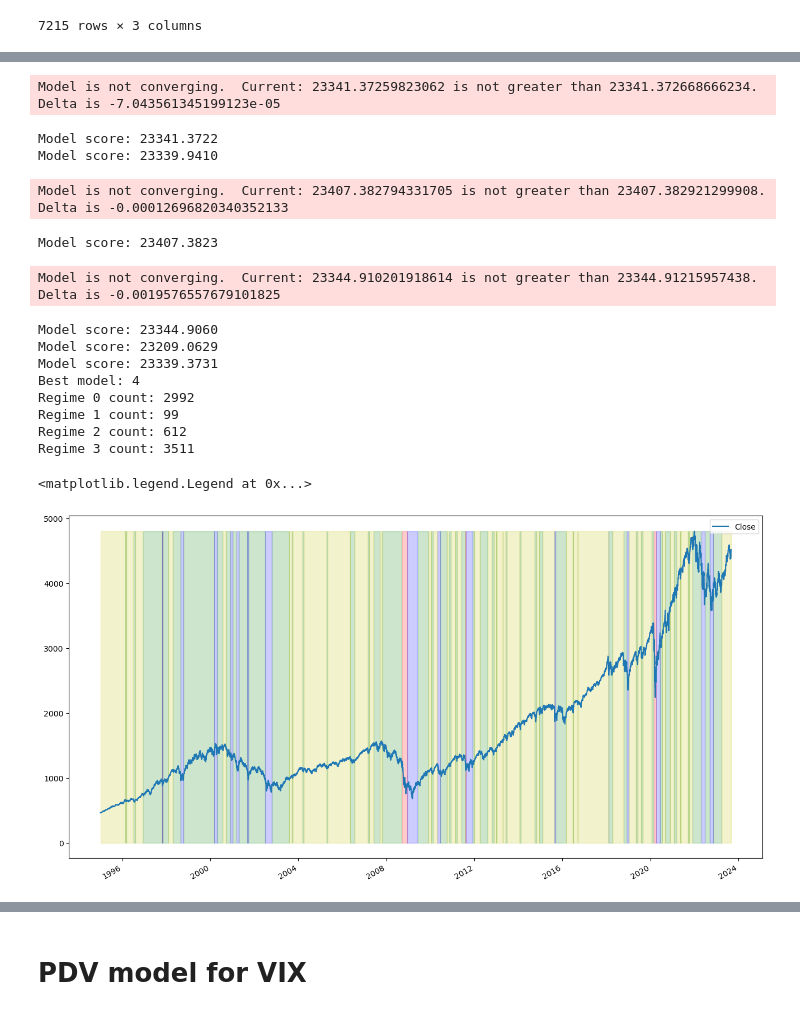
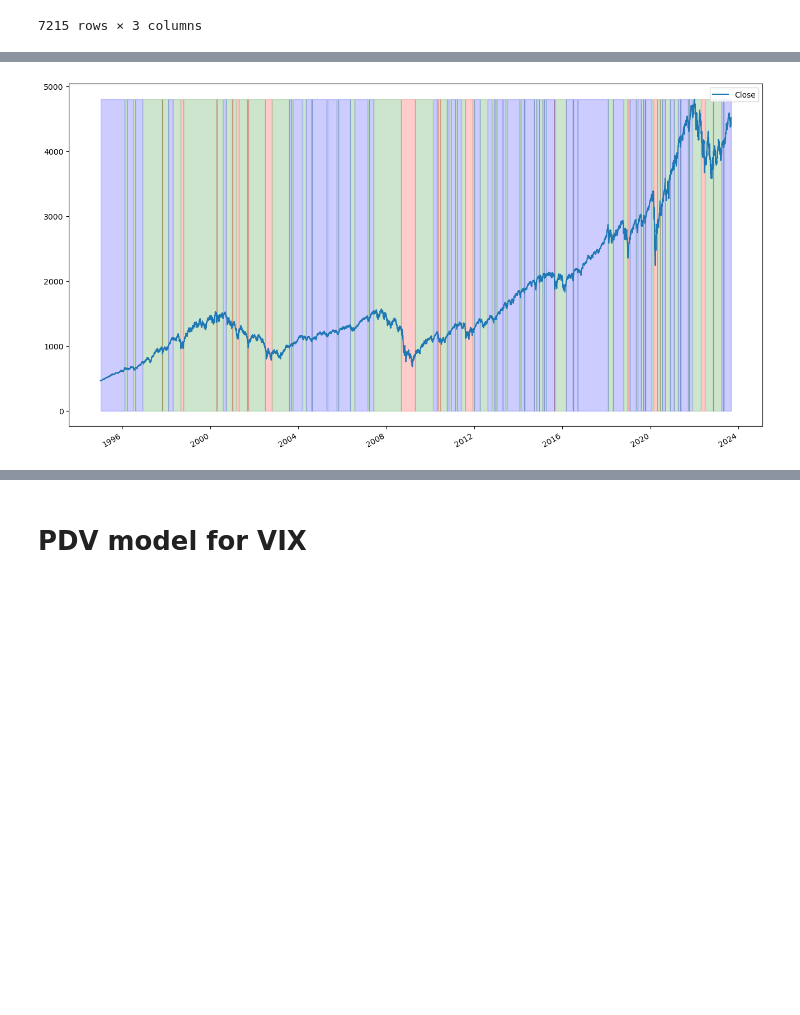
Before and after one commit to luchungi/VolatilityIsMostlyPathDependent, a Jupyter notebook: Simulation_SPX_VIX.ipynb, the cells around one changed output, grey strips where cells are left out. Saved outputs shown, nothing was run; the diff lists cells and outputs as text; code cells hidden in the pictures; blank space fills up the shorter version.

```diff
--- a/Simulation_SPX_VIX.ipynb
+++ b/Simulation_SPX_VIX.ipynb
@@ -41,8 +41,3 @@ data
 | 2023-08-29 | 0.014404 | 2.074772e-04 | 0.1445 |
 | 2023-08-30 | 0.003826 | 1.463716e-05 | 0.1388 |
 7215 rows × 3 columns
-# %%
-# spx_model = SPXHMM(2, μ=np.ones(2)*1e-4, σ=np.ones(2)*1e-2, π_alpha=[50,1], A_alpha=np.ones((2,2)))
-spx_model = SPXHMM(2, μ=[0.1, -0.05], σ=[0.2, 0.4], π_alpha=[10,1], A_alpha=np.ones((2,2)))
-print(spx_model.μ, spx_model.σ)
-spx_model.EM_optimise(spx_data, tol=1e-5)
@@ -79,0 +103,12 @@ A:
+# %%
+preds = spx_model.q_prob.argmax(axis=1)
+
+plt.figure(figsize=(20,10))
+spx_data['Close'].plot()
+colors = ['g', 'r', 'b', 'y', 'm']
+bool_regimes = []
+for i in range(n_regimes):
+    bool_regimes.append(preds == i)
+    plt.fill_between(spx_data.index, spx_data['Close'].values.max(), where=bool_regimes[i], alpha=0.2, color=colors[i])
+
+plt.legend()
@@ -81,14 +142,15 @@ A:
 n_models = 8
 models = []
 
-log_returns = np.log(spx_data['Close']).diff().dropna().values[:,np.newaxis]
+dt = ((spx_data.index[1:] - spx_data.index[:-1]).days / 365).values
+x = np.log(spx_data['Close']).diff().dropna().values[:,np.newaxis] * 252
+# x = x / dt[:,np.newaxis]
 episode_len = len(data) - 1
-print(episode_len)
 
-n_regimes = 4
-means = np.ones(3)*1e-4
-covar = np.eye(3)*1e-4
-start_prob = np.array([0.05, 0.95]) # using high prob for regime 0 helps in stablising the permutation
+n_regimes = 3
+# means = np.random.normal(0.1, 0.1, size=n_regimes)
+# covar = (np.eye(3)*0.2)**2
+# start_prob = np.array([0.95, 0.05]) # using high prob for regime 0 helps in stablising the permutation
 
 for _ in range(n_models):
     # model = hmm.GaussianHMM(n_components=n_regimes, covariance_type='full', means_prior=means, covars_prior=covar, startprob_prior=start_prob,
@@ -97,11 +159,10 @@ for _ in range(n_models):
     model = hmm.GaussianHMM(n_components=n_regimes, covariance_type='full', n_iter=100, tol=1e-7)
     models.append(model)
 
-high_score = 0
+high_score = -np.inf
 for i in range(n_models):
-    x = log_returns
     models[i].fit(x)
-    preds = models[i].predict(log_returns)
+    preds = models[i].predict(x)
 
     # if using real data
     print(f'Model score: {models[i].score(x):0.4f}')
@@ -114,21 +175,25 @@ for i in range(n_models):
 
 print(f'Best model: {best_model}')
 
-regimes = best_preds
-
 plt.figure(figsize=(16, 9))
-bool_regimes = []
-
 for i in range(n_regimes):
     print(f'Regime {i} count: {(best_preds == i).sum()}')
 
-colors = ['g', 'r', 'b', 'y']
-
 spx_data['Close'].plot()
 
+colors = ['g', 'r', 'b', 'y']
+bool_regimes = []
 for i in range(n_regimes):
-    bool_regimes.append([np.array(episode_regimes) == i for episode_regimes in regimes])
+    bool_regimes.append(best_preds == i)
     plt.fill_between(spx_data.index[1:], spx_data['Close'].values.max(), where=bool_regimes[i], alpha=0.2, color=colors[i])
 
 plt.legend()
+
+drift = models[best_model].means_.squeeze()
+volatility = models[best_model].covars_.squeeze() ** 0.5
+transition = models[best_model].transmat_
+mu = (drift + volatility ** 2 / 2)
+sigma = volatility
+print(mu, sigma, mu - sigma ** 2 / 2)
+print(transition)
 # %% [output]
@@ -138,16 +216 @@ Model score: 23340.0355
-Model is not converging.  Current: 23341.37259823062 is not greater than 23341.372668666234. Delta is -7.043561345199123e-05
-Model score: 23341.3722
-Model score: 23339.9410
-Model is not converging.  Current: 23407.382794331705 is not greater than 23407.382921299908. Delta is -0.00012696820340352133
-Model score: 23407.3823
-Model is not converging.  Current: 23344.910201918614 is not greater than 23344.91215957438. Delta is -0.0019576557679101825
-Model score: 23344.9060
-Model score: 23209.0629
-Model score: 23339.3731
-Best model: 4
-Regime 0 count: 2992
-Regime 1 count: 99
-Regime 2 count: 612
-Regime 3 count: 3511
-<matplotlib.legend.Legend at 0x...>
-[figure, old version]
+[figure, new version]
```
Also changed, not shown: parts of 13 cells of this notebook, 2 other files.
